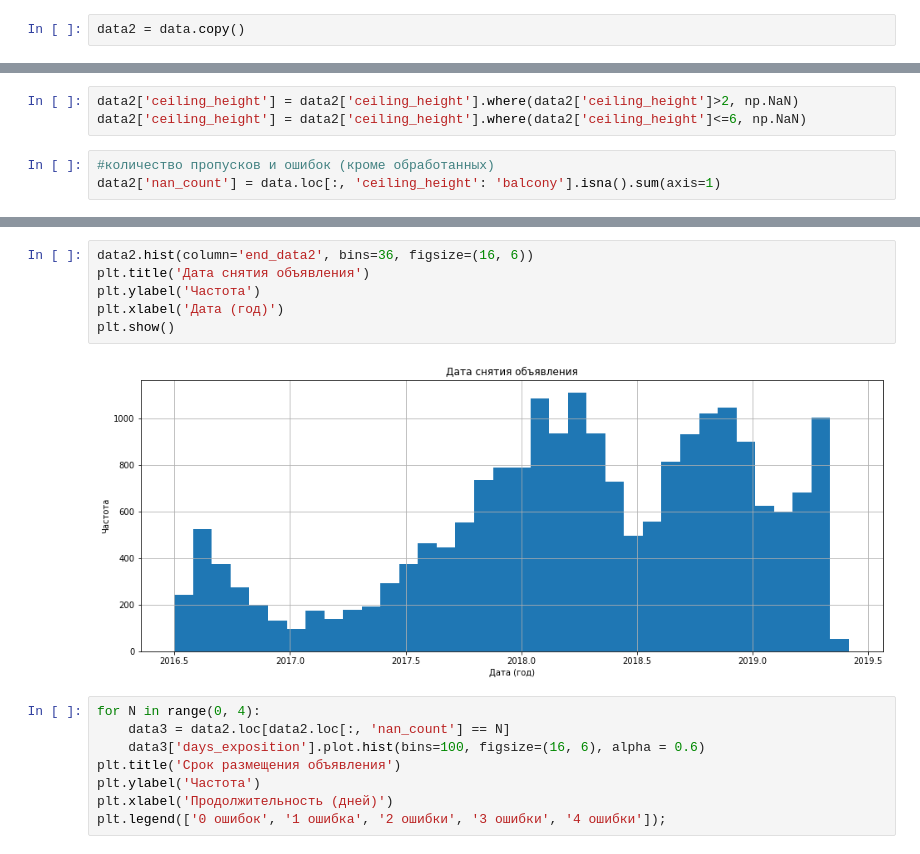
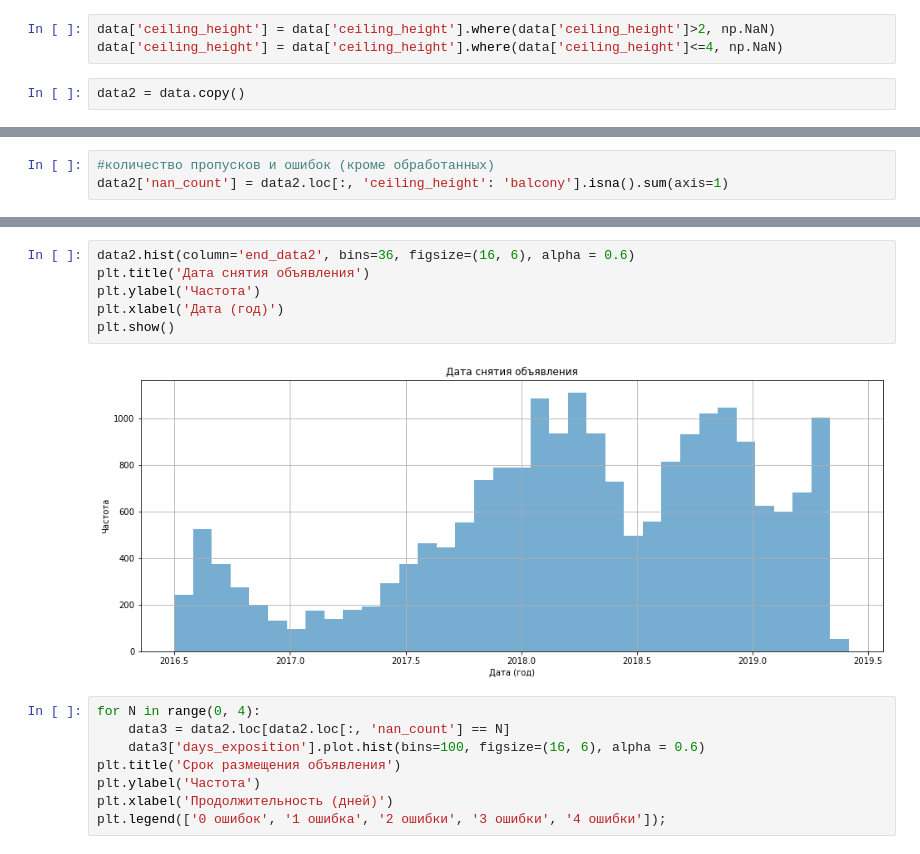
Before and after one commit to Oleg-Volontsevich/Yandex_Practicum_Projects, a Jupyter notebook: project02_apartments_for_sale_analyzing/yp_project_02.ipynb, the cells around one changed output, grey strips where cells are left out. Saved outputs shown, nothing was run; the diff lists cells and outputs as text.

```diff
--- a/project02_apartments_for_sale_analyzing/yp_project_02.ipynb
+++ b/project02_apartments_for_sale_analyzing/yp_project_02.ipynb
@@ -433,2 +439,5 @@ for col in col_list:
+# %%
+data['ceiling_height'] = data['ceiling_height'].where(data['ceiling_height']>2, np.NaN)
+data['ceiling_height'] = data['ceiling_height'].where(data['ceiling_height']<=4, np.NaN)
 # %%
 data2 = data.copy()
@@ -437,9 +444,6 @@ data2 = data.copy()
-# %%
-data2['ceiling_height'] = data2['ceiling_height'].where(data2['ceiling_height']>2, np.NaN)
-data2['ceiling_height'] = data2['ceiling_height'].where(data2['ceiling_height']<=6, np.NaN)
 # %%
 #количество пропусков и ошибок (кроме обработанных)
-data2['nan_count'] = data.loc[:, 'ceiling_height': 'balcony'].isna().sum(axis=1)
+data2['nan_count'] = data2.loc[:, 'ceiling_height': 'balcony'].isna().sum(axis=1)
 # %%
 print(data2['nan_count'].value_counts())
 display(data2.describe())
@@ -463,12 +467,12 @@ Name: nan_count, dtype: int64
 8 rows × 24 columns
 # %%
-data2.hist(column='end_data2', bins=36, figsize=(16, 6))
+data2.hist(column='end_data2', bins=36, figsize=(16, 6), alpha = 0.6)
 plt.title('Дата снятия объявления')
 plt.ylabel('Частота')
 plt.xlabel('Дата (год)')
 plt.show()
 # %% [output]
-[figure, old version]
+[figure, new version]
 # %%
 for N in range(0, 4):
     data3 = data2.loc[data2.loc[:, 'nan_count'] == N]
```
Also changed, not shown: parts of 52 cells of this notebook.
